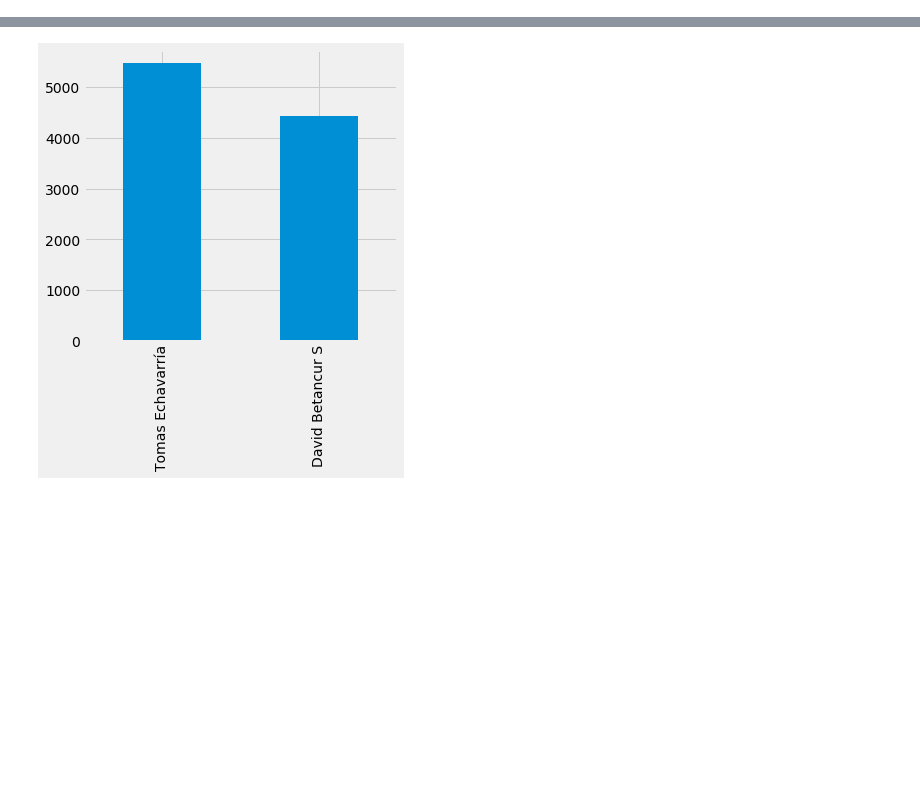
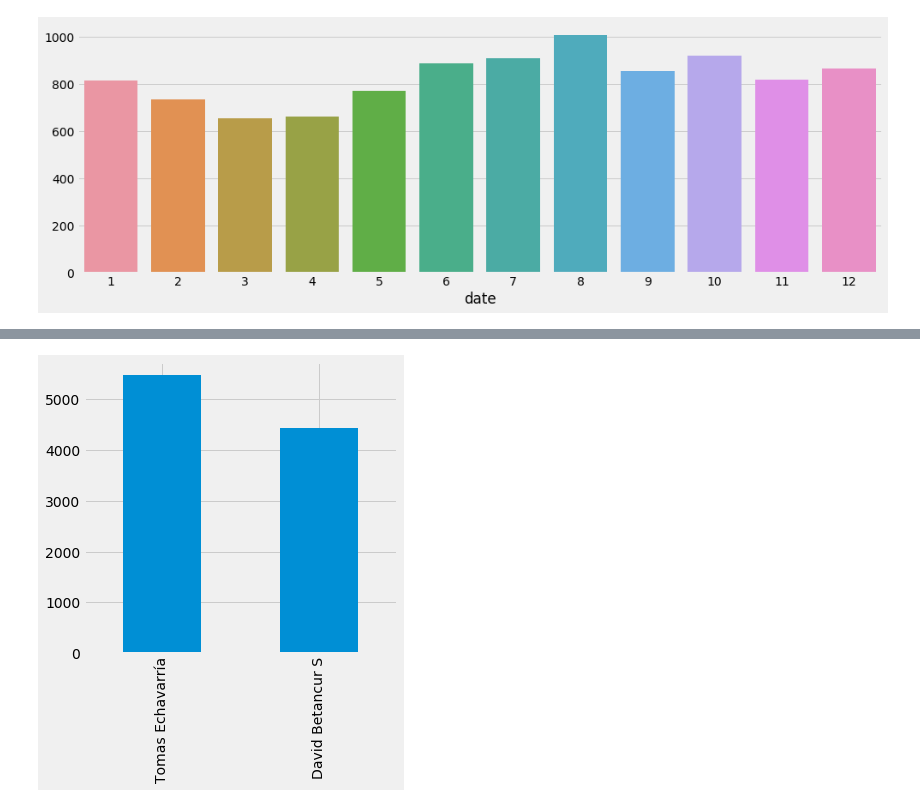
Before and after one commit to davidbetancur8/whatsappy, a Jupyter notebook: example.ipynb, the cells around one changed output, grey strips where cells are left out. Saved outputs shown, nothing was run; the diff lists cells and outputs as text; code cells hidden in the pictures; blank space fills up the shorter version.

Commit message:
splitting messages method changed and time messages added

```diff
--- a/example.ipynb
+++ b/example.ipynb
@@ -5,8 +6,5 @@ import matplotlib.pyplot as plt
 plt.style.use("fivethirtyeight")
 # %%
-from whatsappy.wppy import parse_file, plot_word, plot_count, general_cloud
-df = parse_file(tipo=2, text_file='chats/manu.txt')
-display(df.head())
-display(df.name.unique())
-df.iloc[0,:].message
+from whatsappy.wppy import parse_file, plot_word, plot_count, general_cloud, plot_hours
+df = parse_file(text_file='chats/tomas.txt')
 # %% [output]
@@ -24,0 +41,5 @@ general_cloud(df)
+# %%
+plt.figure(figsize=(15,5))
+horas = plot_hours(df)
+# %% [output]
+[figure, added]
```
Also changed, not shown: parts of 5 cells of this notebook, 2 other files.
